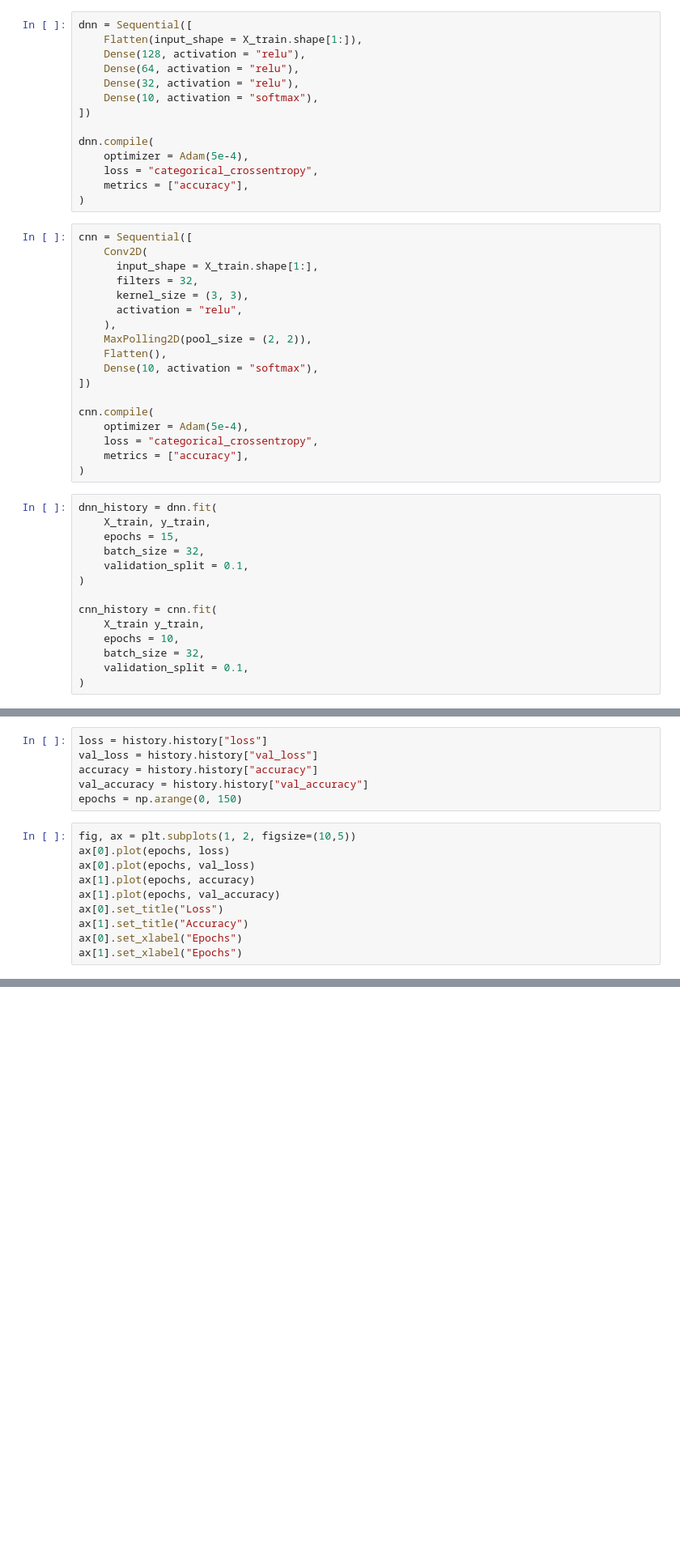
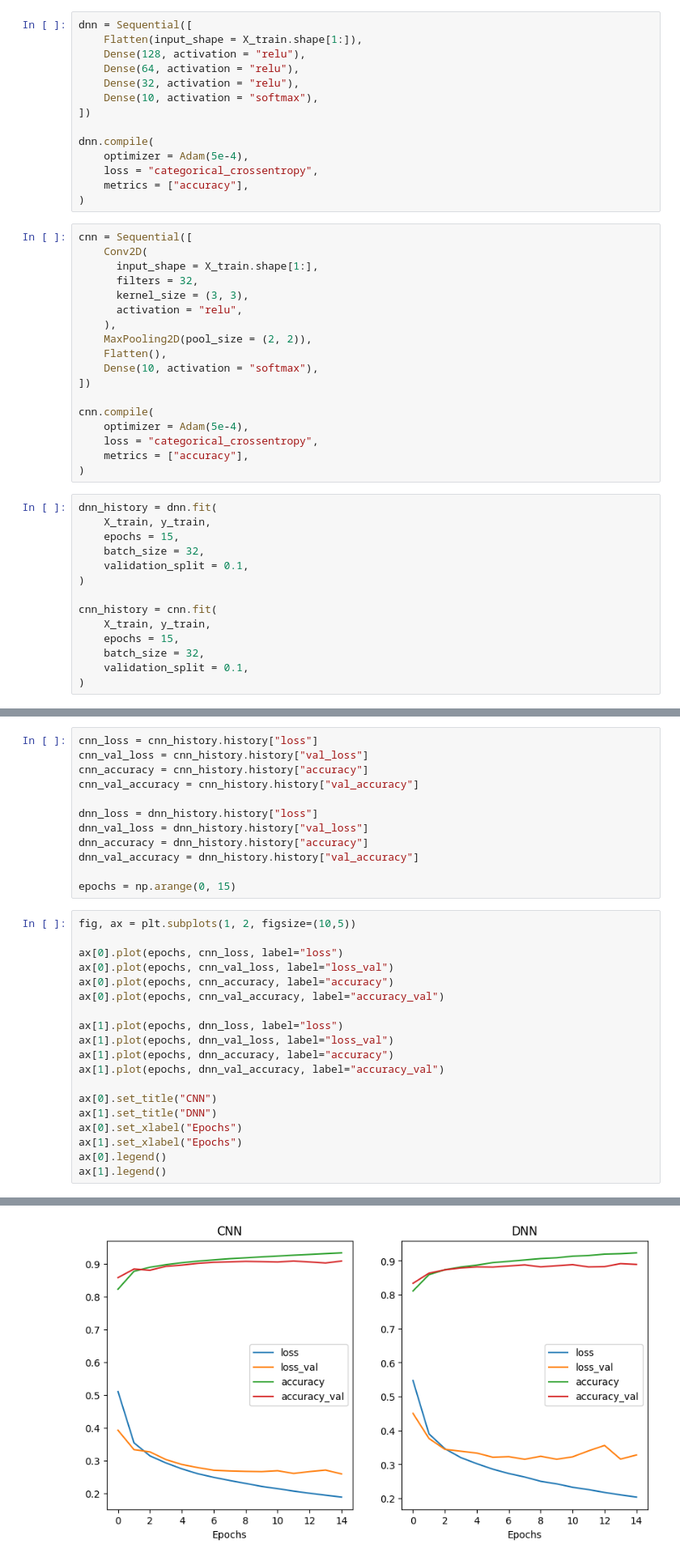
Before and after one commit to lizard123137/artificial-inteligence-course, a Jupyter notebook: homework/assignment2/main.ipynb, the cells around one changed output, grey strips where cells are left out. Shown at 81% size. Cells and saved outputs as stored; diff of their text form; blank space fills up the shorter version.

```diff
--- a/homework/assignment2/main.ipynb
+++ b/homework/assignment2/main.ipynb
@@ -37,7 +40,7 @@ cnn = Sequential([
       kernel_size = (3, 3),
       activation = "relu",
     ),
-    MaxPolling2D(pool_size = (2, 2)),
+    MaxPooling2D(pool_size = (2, 2)),
     Flatten(),
     Dense(10, activation = "softmax"),
 ])
@@ -56,8 +59,8 @@ dnn_history = dnn.fit(
 )
 
 cnn_history = cnn.fit(
-    X_train y_train,
-    epochs = 10,
+    X_train, y_train,
+    epochs = 15,
     batch_size = 32,
     validation_split = 0.1,
 )
@@ -85,16 +101,32 @@ print(f"Loss: {loss}, Accuracy: {accuracy}")
 # %%
-loss = history.history["loss"]
-val_loss = history.history["val_loss"]
-accuracy = history.history["accuracy"]
-val_accuracy = history.history["val_accuracy"]
-epochs = np.arange(0, 150)
+cnn_loss = cnn_history.history["loss"]
+cnn_val_loss = cnn_history.history["val_loss"]
+cnn_accuracy = cnn_history.history["accuracy"]
+cnn_val_accuracy = cnn_history.history["val_accuracy"]
+
+dnn_loss = dnn_history.history["loss"]
+dnn_val_loss = dnn_history.history["val_loss"]
+dnn_accuracy = dnn_history.history["accuracy"]
+dnn_val_accuracy = dnn_history.history["val_accuracy"]
+
+epochs = np.arange(0, 15)
 # %%
 fig, ax = plt.subplots(1, 2, figsize=(10,5))
-ax[0].plot(epochs, loss)
-ax[0].plot(epochs, val_loss)
-ax[1].plot(epochs, accuracy)
-ax[1].plot(epochs, val_accuracy)
-ax[0].set_title("Loss")
-ax[1].set_title("Accuracy")
+
+ax[0].plot(epochs, cnn_loss, label="loss")
+ax[0].plot(epochs, cnn_val_loss, label="loss_val")
+ax[0].plot(epochs, cnn_accuracy, label="accuracy")
+ax[0].plot(epochs, cnn_val_accuracy, label="accuracy_val")
+
+ax[1].plot(epochs, dnn_loss, label="loss")
+ax[1].plot(epochs, dnn_val_loss, label="loss_val")
+ax[1].plot(epochs, dnn_accuracy, label="accuracy")
+ax[1].plot(epochs, dnn_val_accuracy, label="accuracy_val")
+
+ax[0].set_title("CNN")
+ax[1].set_title("DNN")
 ax[0].set_xlabel("Epochs")
 ax[1].set_xlabel("Epochs")
+ax[0].legend()
+ax[1].legend()
+# %% [output]
@@ -100,0 +134 @@ ax[1].set_xlabel("Epochs")
+[figure, added]
```
Also changed, not shown: parts of 6 cells of this notebook.
